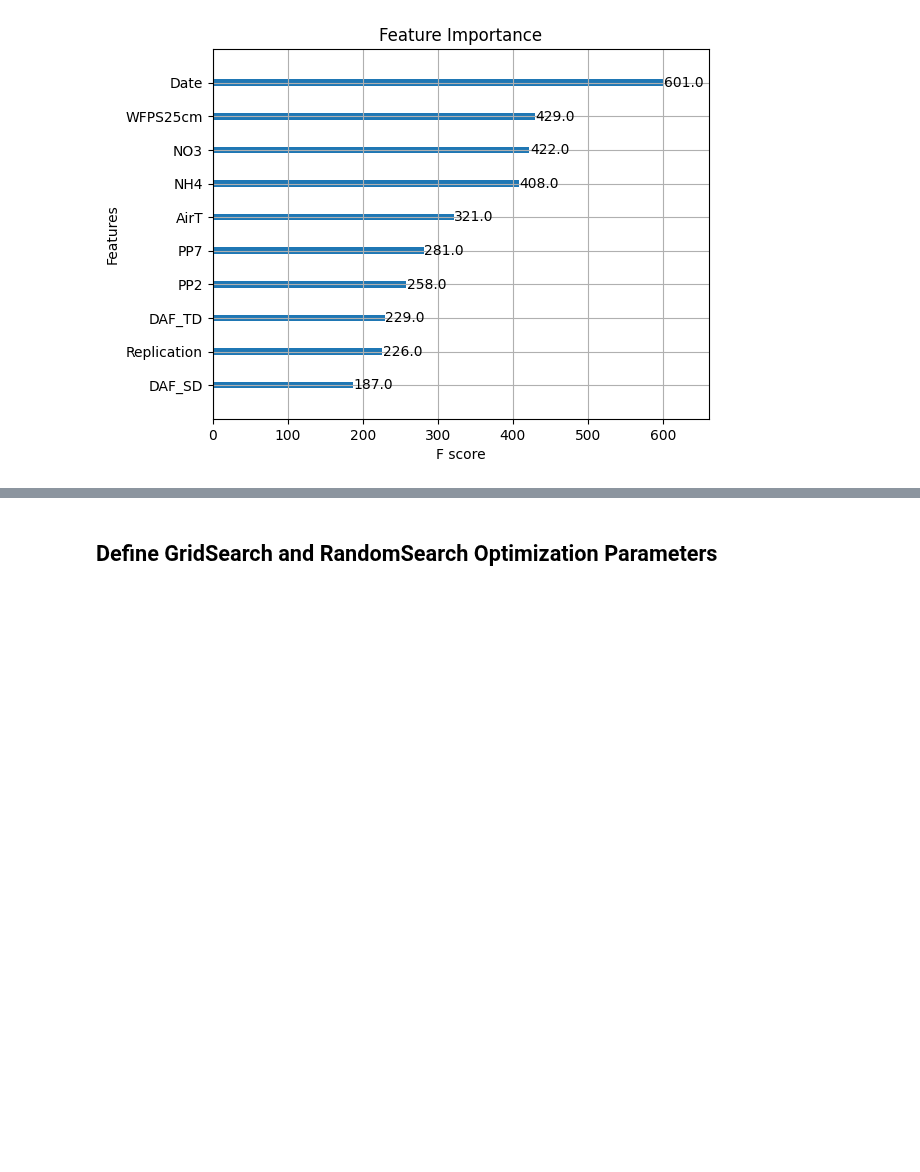
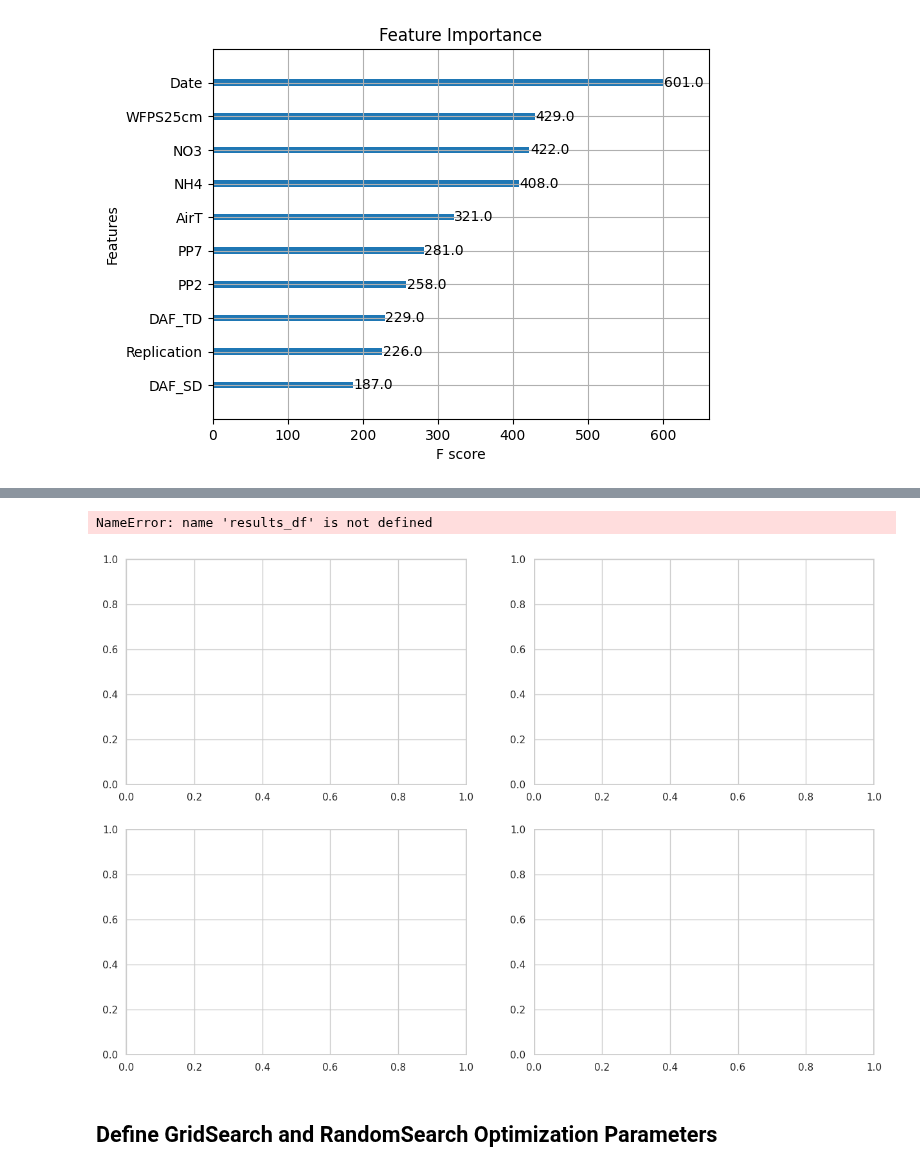
Before and after one commit to roniwahyu/outlier-detection2024, a Jupyter notebook: 09_04_2_Agricultural_N2O_IDO_Skema_Uji_Dataset_CrossVal_SWI_22052024.ipynb, the cells around one changed output, grey strips where cells are left out. Cells and saved outputs as stored; diff of their text form; code cells hidden in the pictures; blank space fills up the shorter version.

```diff
--- a/09_04_2_Agricultural_N2O_IDO_Skema_Uji_Dataset_CrossVal_SWI_22052024.ipynb
+++ b/09_04_2_Agricultural_N2O_IDO_Skema_Uji_Dataset_CrossVal_SWI_22052024.ipynb
@@ -262,0 +306,7 @@ NameError: name 'train_evaluate_tuning' is not defined
+# %%
+# Identify the best evaluation based on the lowest MSE
+best_evaluation = eval_df.loc[eval_df['mse'].idxmin()]
+
+# Print the best evaluation result
+print("Best Evaluation Result:")
+print(best_evaluation)
@@ -263,3 +321,42 @@ NameError: name 'train_evaluate_tuning' is not defined
+# %%
+# Set the style of the visualization
+sns.set(style="whitegrid")
+
+# Create a figure and a set of subplots
+fig, axs = plt.subplots(2, 2, figsize=(15, 10))
+
+# Plot MSE
+sns.lineplot(x='test_size', y='mse', data=eval_df, ax=axs[0, 0], marker='o')
+axs[0, 0].set_title('Mean Squared Error (MSE)')
+axs[0, 0].axhline(y=best_evaluation['mse'], color='r', linestyle='--')
+axs[0, 0].scatter(best_evaluation['test_size'], best_evaluation['mse'], color='r')
+
+# Plot RMSE
+sns.lineplot(x='test_size', y='rmse', data=eval_df, ax=axs[0, 1], marker='o')
+axs[0, 1].set_title('Root Mean Squared Error (RMSE)')
+axs[0, 1].axhline(y=best_evaluation['rmse'], color='r', linestyle='--')
+axs[0, 1].scatter(best_evaluation['test_size'], best_evaluation['rmse'], color='r')
+
+# Plot MAE
+sns.lineplot(x='test_size', y='mae', data=eval_df, ax=axs[1, 0], marker='o')
+axs[1, 0].set_title('Mean Absolute Error (MAE)')
+axs[1, 0].axhline(y=best_evaluation['mae'], color='r', linestyle='--')
+axs[1, 0].scatter(best_evaluation['test_size'], best_evaluation['mae'], color='r')
+
+# Plot R-squared
+sns.lineplot(x='test_size', y='r2', data=eval_df, ax=axs[1, 1], marker='o')
+axs[1, 1].set_title('R-squared (R²)')
+axs[1, 1].axhline(y=best_evaluation['r2'], color='r', linestyle='--')
+axs[1, 1].scatter(best_evaluation['test_size'], best_evaluation['r2'], color='r')
+
+# Adjust layout
+plt.tight_layout()
+
+# Show the plots
+plt.show()
+# %% [output]
+NameError: name 'results_df' is not defined
+[figure, added]
 # %% [markdown]
 ## Define GridSearch and RandomSearch Optimization Parameters
 # %%
```
Also changed, not shown: parts of 4 cells of this notebook.
